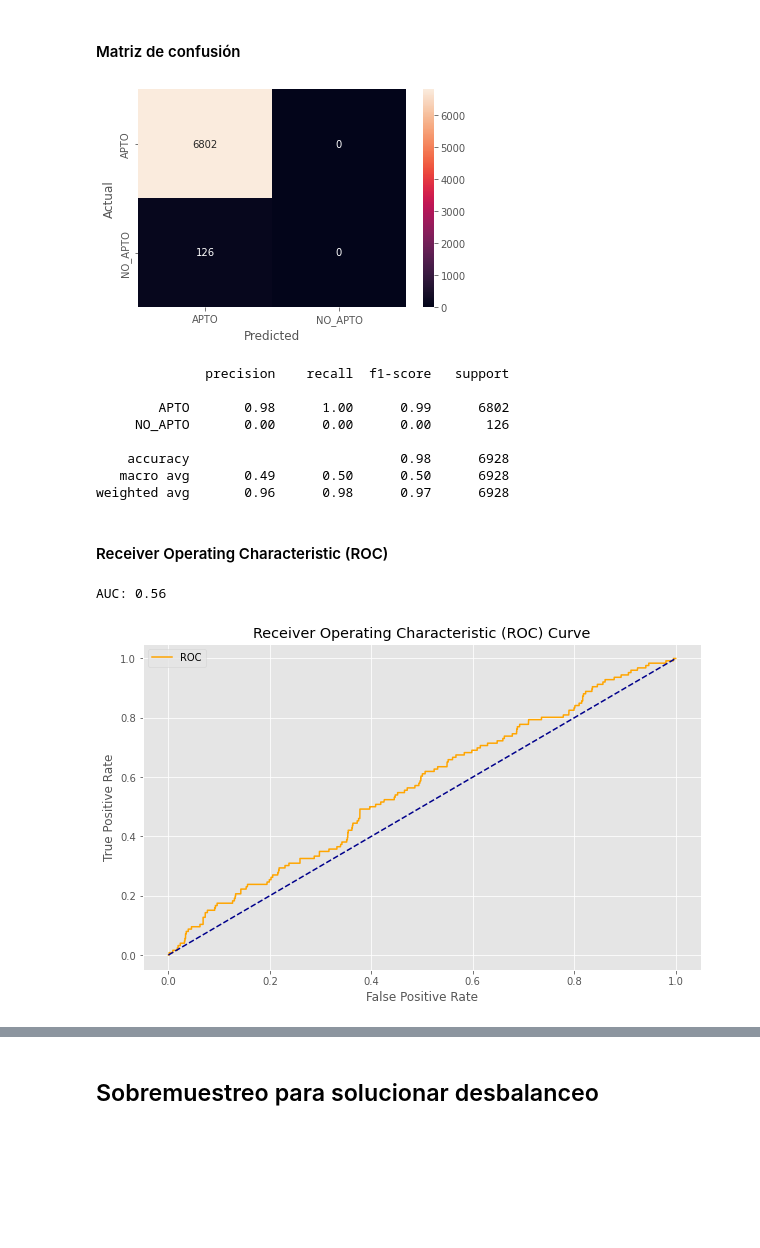
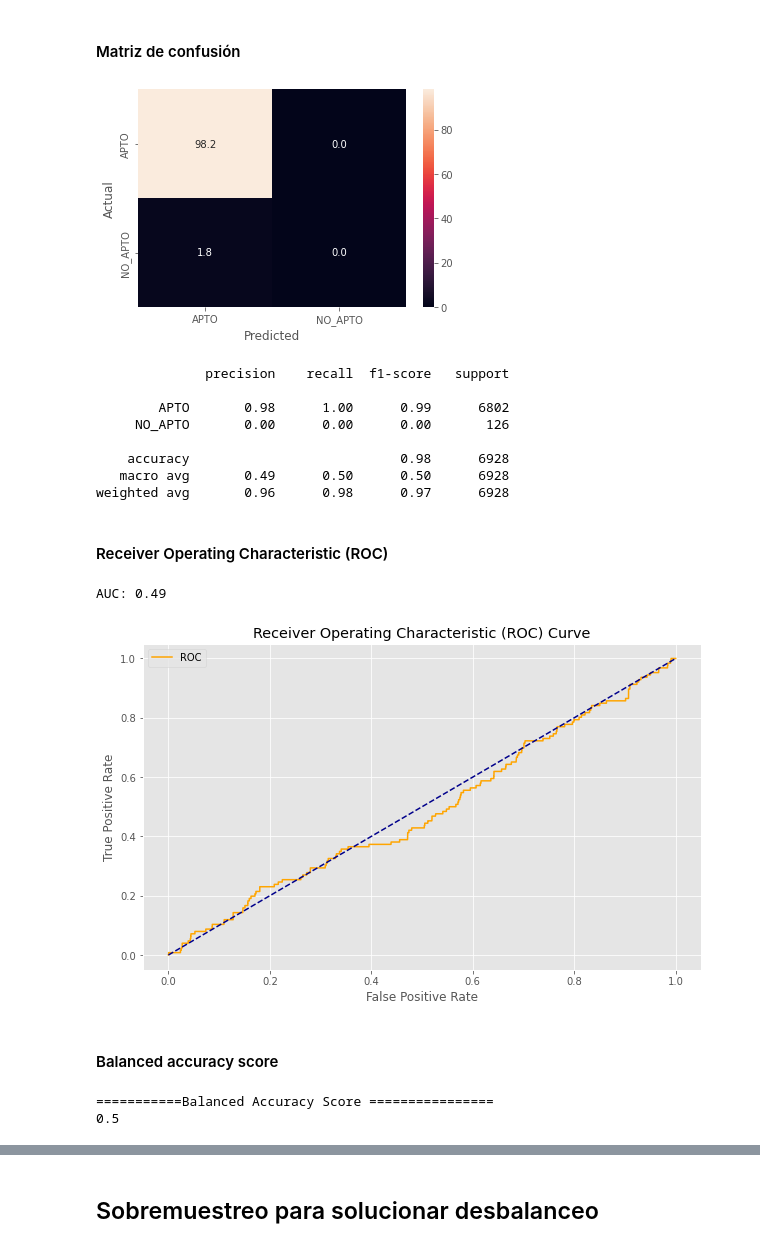
Before and after one commit to mariaimr/Monografia-UdeA, a Jupyter notebook: Monografia_Credit_Card_Approval_Prediction.ipynb, the cells around one changed output, grey strips where cells are left out. Cells and saved outputs as stored; diff of their text form; code cells hidden in the pictures; blank space fills up the shorter version.

```diff
--- a/Monografia_Credit_Card_Approval_Prediction.ipynb
+++ b/Monografia_Credit_Card_Approval_Prediction.ipynb
@@ -498,6 +503,6 @@ memory usage: 56.9+ MB
 **Datos númericos** (int,float)
 # %%
 banco_credit_num = banco_appli_record.select_dtypes(include = ["int","float"]).columns.tolist()
-#banco_credit_num.remove('ID')
+banco_credit_num.remove('ID')
 banco_appli_record[banco_credit_num].describe()
 # %% [output]
@@ -856,8 +848,9 @@ banco_clientes_desbalanceo
 # %% [markdown]
 **Se elige una muestra aleatoria de n registros para realizar la búsqueda de hiperparámetros**
 # %%
-n = 10000
-muestra_banco = banco_clientes_desbalanceo.sample(n=n,random_state=1234)
+#n = 10000
+#muestra_banco = banco_clientes_desbalanceo.sample(n=n,random_state=1234)
+muestra_banco = banco_clientes_desbalanceo
 muestra_banco.info()
 # %% [output]
 <class 'pandas.core.frame.DataFrame'>
@@ -1000,25 +994,23 @@ print(metrics.accuracy_score(y_test, y_1))
 #### Matriz de confusión
 # %%
 #Matriz de confusión
-
 conf_mat = confusion_matrix(y_test, y_1)
+conf_mat = np.round(((conf_mat/len(y_test))*100),1)
 
 fig, ax = plt.subplots(figsize=(6,4))
 sns.heatmap(conf_mat
             , annot=True
-            , fmt='d'
+            , fmt='.1f'
             , xticklabels=banco_clientes_desbalanceo['RESULTADO'].sort_values().unique()
             , yticklabels=banco_clientes_desbalanceo['RESULTADO'].sort_values().unique()
            )
 plt.ylabel('Actual')
 plt.xlabel('Predicted')
 plt.show()
 
 print(metrics.classification_report(y_test, y_1, target_names=banco_clientes_desbalanceo['RESULTADO'].sort_values().unique()))
-
-#Matriz de confusion como porcentaje 0-100%
 # %% [output]
-[figure, old version]
+[figure, new version]
               precision    recall  f1-score   support
 
         APTO       0.98      1.00      0.99      6802
@@ -1038,7 +1029,6 @@ e_dataframe.replace('APTO', 0,inplace=True)
 arr = e_dataframe.to_numpy()
 # %%
 fig = plt.figure(figsize=(10,6))
-
 
 probs = model_reg_logistica.predict_proba(X_test)
 probs = probs[:, 1]
@@ -1048,5 +1038,18 @@ print('AUC: %.2f' % auc)
 fpr, tpr, thresholds = roc_curve(arr, probs*(1))
 plot_roc_curve(fpr, tpr)
 # %% [output]
-AUC: 0.56
+AUC: 0.49
-[figure, old version]
+[figure, new version]
+# %% [markdown]
+#### Balanced accuracy score
+# %%
+y_1[y_1== 'APTO'] = 0
+
+y_test = y_test.tolist()
+y_1 = y_1.tolist()
+
+print("===========Balanced Accuracy Score ================")
+print(balanced_accuracy_score(y_test, y_1))
+# %% [output]
+===========Balanced Accuracy Score ================
+0.5
```
Also changed, not shown: parts of 65 cells of this notebook.
